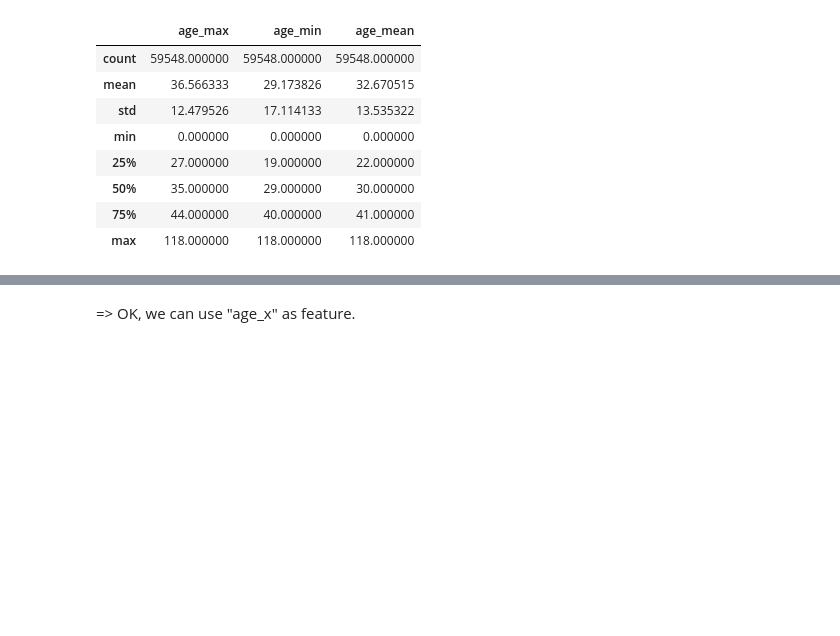
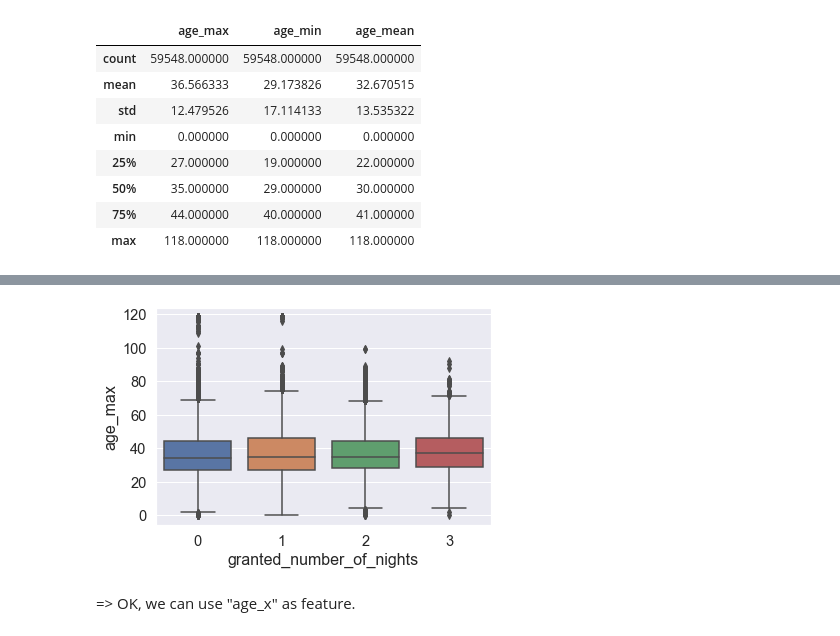
Before and after one commit to jeugregg/data-science-test, a Jupyter notebook: 01_Exploration_Data.ipynb, the cells around one changed output, grey strips where cells are left out. Saved outputs shown, nothing was run; the diff lists cells and outputs as text; code cells hidden in the pictures; blank space fills up the shorter version.

```diff
--- a/01_Exploration_Data.ipynb
+++ b/01_Exploration_Data.ipynb
@@ -2478,3 +2621,8 @@ requests_test = df_test.copy()
+# %%
+ax = sns.boxplot(x="granted_number_of_nights", y="age_max",
+                 data=requests_train)
+# %% [output]
+[figure, added]
 # %% [markdown]
 => OK, we can use "age_x" as feature.
 # %% [markdown]
```
Also changed, not shown: parts of 121 cells of this notebook, 3 other files.
